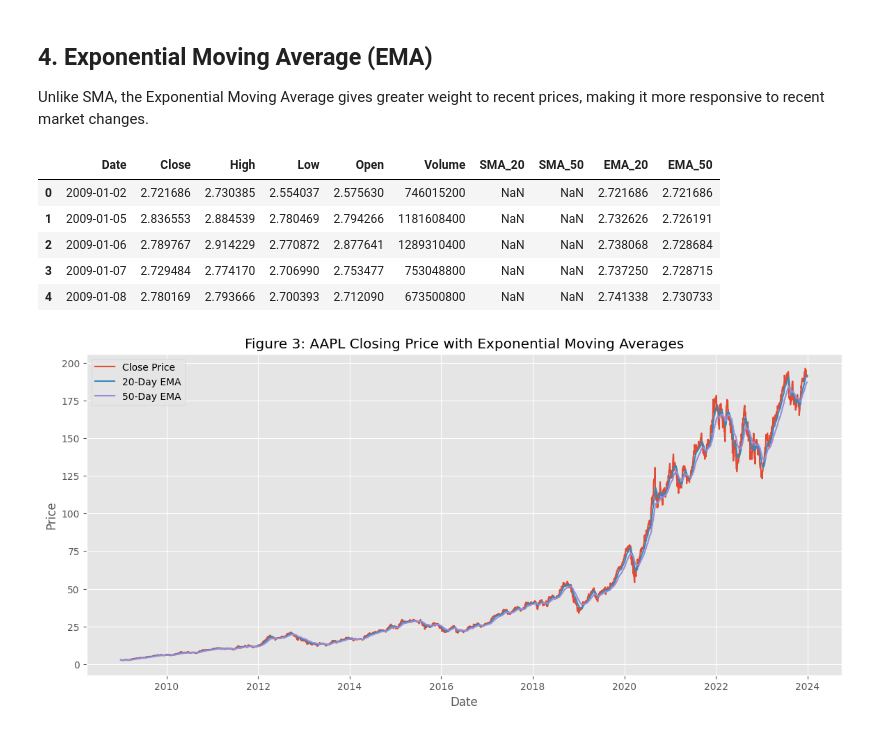
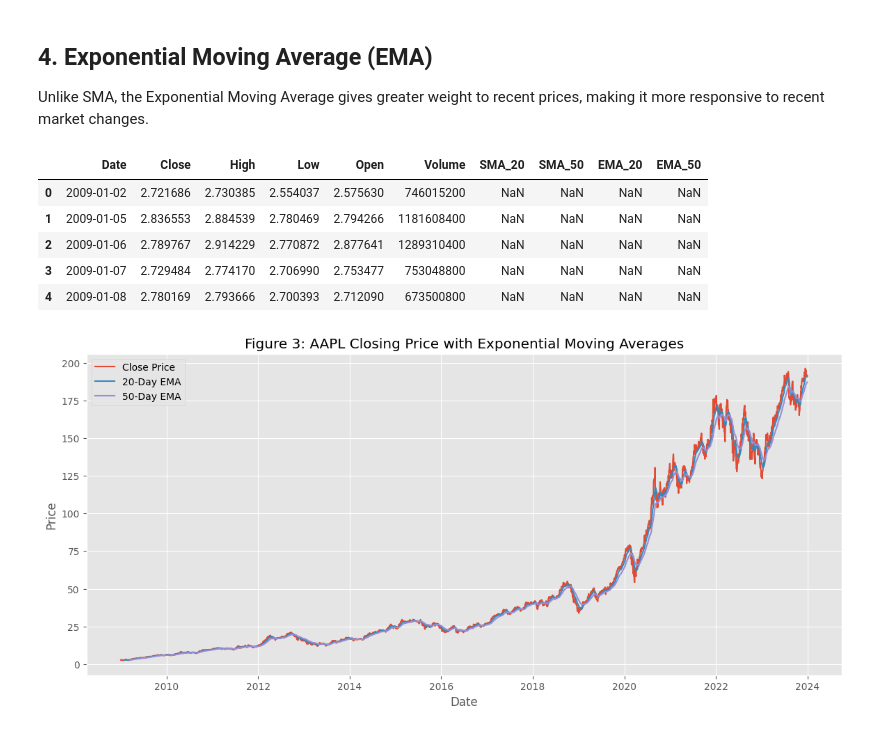
Before and after one commit to MariyaEA/news-sentiment-analysis, a Jupyter notebook: notebooks/02_stock_indicator_analysis.ipynb, the cells around one changed output. Saved outputs shown, nothing was run; the diff lists cells and outputs as text; code cells hidden in the pictures.

```diff
--- a/notebooks/02_stock_indicator_analysis.ipynb
+++ b/notebooks/02_stock_indicator_analysis.ipynb
@@ -28,7 +30,13 @@ pd.set_option("display.max_columns", None)
 
 The historical stock price dataset contains daily trading information including open price, high price, low price, closing price, adjusted close price, and trading volume.
 # %%
-aapl_df = pd.read_csv("data/raw/AAPL.csv")
+from pathlib import Path
 
+project_root = Path.cwd().parent if Path.cwd().name == "notebooks" else Path.cwd()
+aapl_path = project_root / "data" / "raw" / "AAPL.csv"
+
+print(aapl_path)
+
+aapl_df = pd.read_csv(aapl_path)
 aapl_df.head()
 # %% [output]
@@ -106,9 +115,9 @@ Figure 1 shows the long-term movement of Apple’s stock price across the study
 
 The Simple Moving Average smooths short-term fluctuations and helps identify the underlying trend direction of a stock.
 # %%
-aapl_df["SMA_20"] = aapl_df["Close"].rolling(window=20).mean()
+aapl_df["SMA_20"] = talib.SMA(aapl_df["Close"], timeperiod=20)
 
-aapl_df["SMA_50"] = aapl_df["Close"].rolling(window=50).mean()
+aapl_df["SMA_50"] = talib.SMA(aapl_df["Close"], timeperiod=50)
 
 aapl_df.head()
 # %% [output]
@@ -144,18 +153,18 @@ Figure 2 shows the relationship between Apple’s closing price and its short-te
 
 Unlike SMA, the Exponential Moving Average gives greater weight to recent prices, making it more responsive to recent market changes.
 # %%
-aapl_df["EMA_20"] = aapl_df["Close"].ewm(span=20, adjust=False).mean()
+aapl_df["EMA_20"] = talib.EMA(aapl_df["Close"], timeperiod=20)
 
-aapl_df["EMA_50"] = aapl_df["Close"].ewm(span=50, adjust=False).mean()
+aapl_df["EMA_50"] = talib.EMA(aapl_df["Close"], timeperiod=50)
 
 aapl_df.head()
 # %% [output]
 |  | Date | Close | High | Low | Open | Volume | SMA_20 | SMA_50 | EMA_20 | EMA_50 |
-| 0 | 2009-01-02 | 2.721686 | 2.730385 | 2.554037 | 2.575630 | 746015200 | NaN | NaN | 2.721686 | 2.721686 |
-| 1 | 2009-01-05 | 2.836553 | 2.884539 | 2.780469 | 2.794266 | 1181608400 | NaN | NaN | 2.732626 | 2.726191 |
-| 2 | 2009-01-06 | 2.789767 | 2.914229 | 2.770872 | 2.877641 | 1289310400 | NaN | NaN | 2.738068 | 2.728684 |
-| 3 | 2009-01-07 | 2.729484 | 2.774170 | 2.706990 | 2.753477 | 753048800 | NaN | NaN | 2.737250 | 2.728715 |
-| 4 | 2009-01-08 | 2.780169 | 2.793666 | 2.700393 | 2.712090 | 673500800 | NaN | NaN | 2.741338 | 2.730733 |
+| 0 | 2009-01-02 | 2.721686 | 2.730385 | 2.554037 | 2.575630 | 746015200 | NaN | NaN | NaN | NaN |
+| 1 | 2009-01-05 | 2.836553 | 2.884539 | 2.780469 | 2.794266 | 1181608400 | NaN | NaN | NaN | NaN |
+| 2 | 2009-01-06 | 2.789767 | 2.914229 | 2.770872 | 2.877641 | 1289310400 | NaN | NaN | NaN | NaN |
+| 3 | 2009-01-07 | 2.729484 | 2.774170 | 2.706990 | 2.753477 | 753048800 | NaN | NaN | NaN | NaN |
+| 4 | 2009-01-08 | 2.780169 | 2.793666 | 2.700393 | 2.712090 | 673500800 | NaN | NaN | NaN | NaN |
 # %%
 plt.figure(figsize=(14,6))
 
```
Also changed, not shown: parts of 14 cells of this notebook.
